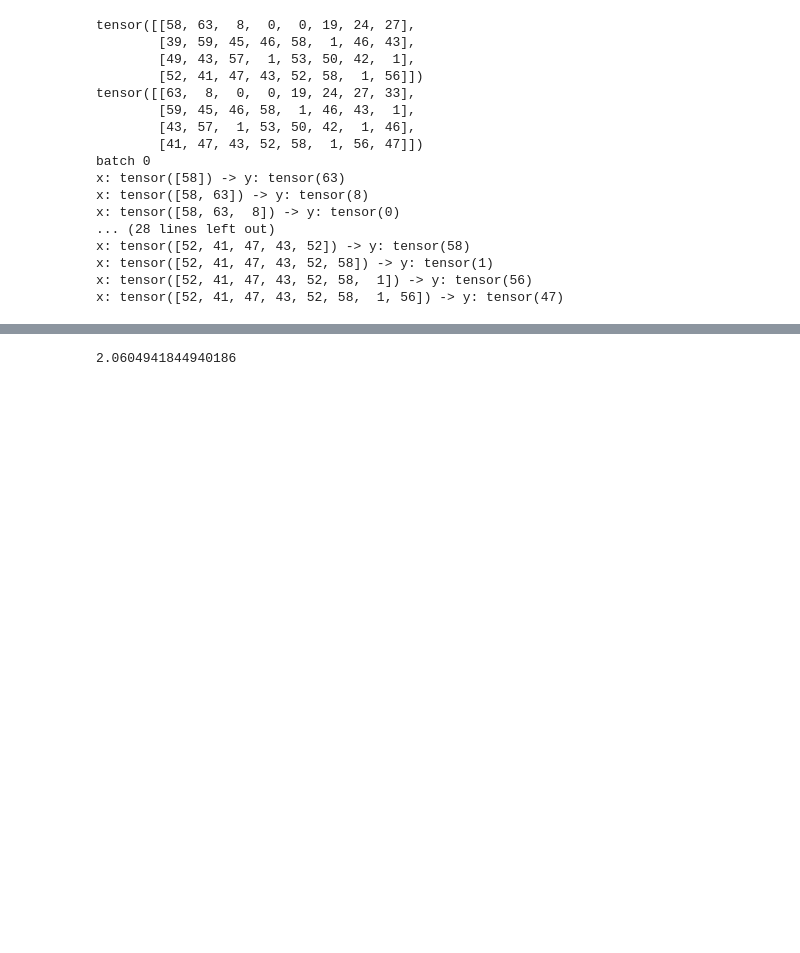
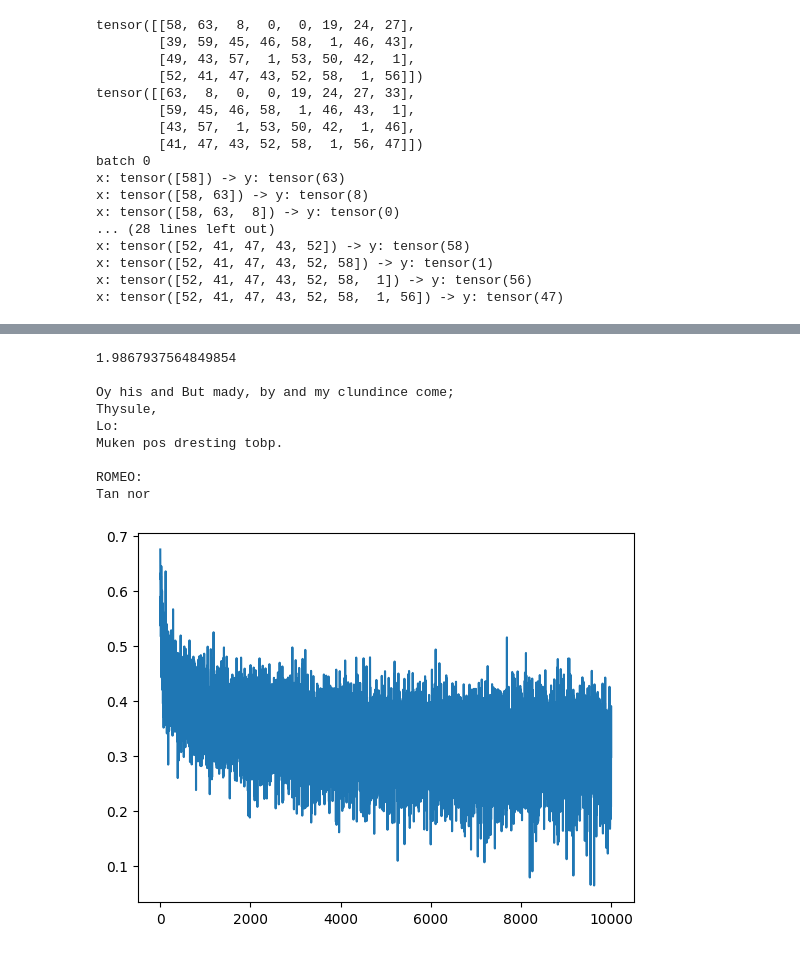
Before and after one commit to j4orz/piconn, a Jupyter notebook: 4-gpt2.ipynb, the cells around one changed output, grey strips where cells are left out. Drawn from its saved outputs; the diff is of its cells as text; code cells hidden in the pictures; blank space fills up the shorter version.

Commit message:
fix inference

```diff
--- a/4-gpt2.ipynb
+++ b/4-gpt2.ipynb
@@ -171,21 +197,36 @@ tensor(4.1785, grad_fn=<NllLossBackward0>)
 # %%
 # training loop
+import matplotlib.pyplot as plt
+%matplotlib inline
 optimizer = torch.optim.AdamW(m.parameters(), lr=1e-3)
 
+steps, losses = [], []
 Btr = 32
-for steps in range(10000):
+for step in range(10000):
     X_BT, Y_BT = gen_dataset(data[:n1])
     logits_BTV, loss = m(X_BT, Y_BT)
     optimizer.zero_grad(set_to_none=True)
     loss.backward()
     optimizer.step()
 
+    steps.append(step)
+    losses.append(loss.log10().item())
+
+plt.plot(steps, losses)
 print(loss.item())
 
-# B_inf, T_inf = 1, 1
-# X_BinfTinf = torch.zeros((B_inf,T_inf), dtype=torch.long)
-# Y_hat_BTplusN = m.generate(X_BinfTinf, N=500)
-# Y_hat_BTplusNdecoded = ''.join([decode[i] for i in Y_hat_BTplusN[0].tolist()]) # 0 since B_inf = 1
-# print(Y_hat_BTplusNdecoded)
+X_BT = torch.zeros((1,1), dtype=torch.long) # B=1,T=1 for inference
+Yh_BTplusN = m.generate(X_BT=X_BT, N=100)
+Yh_BTplusNdecoded = ''.join([decode[i] for i in Yh_BTplusN[0].tolist()]) # 0 since B = 1 for inference
+print(Yh_BTplusNdecoded)
 # %% [output]
-2.0604941844940186
+1.9867937564849854
+
+Oy his and But mady, by and my clundince come;
+Thysule,
+Lo:
+Muken pos dresting tobp.
+
+ROMEO:
+Tan nor
+[figure, added]
```
Also changed, not shown: parts of 2 cells of this notebook, 1 other file.
